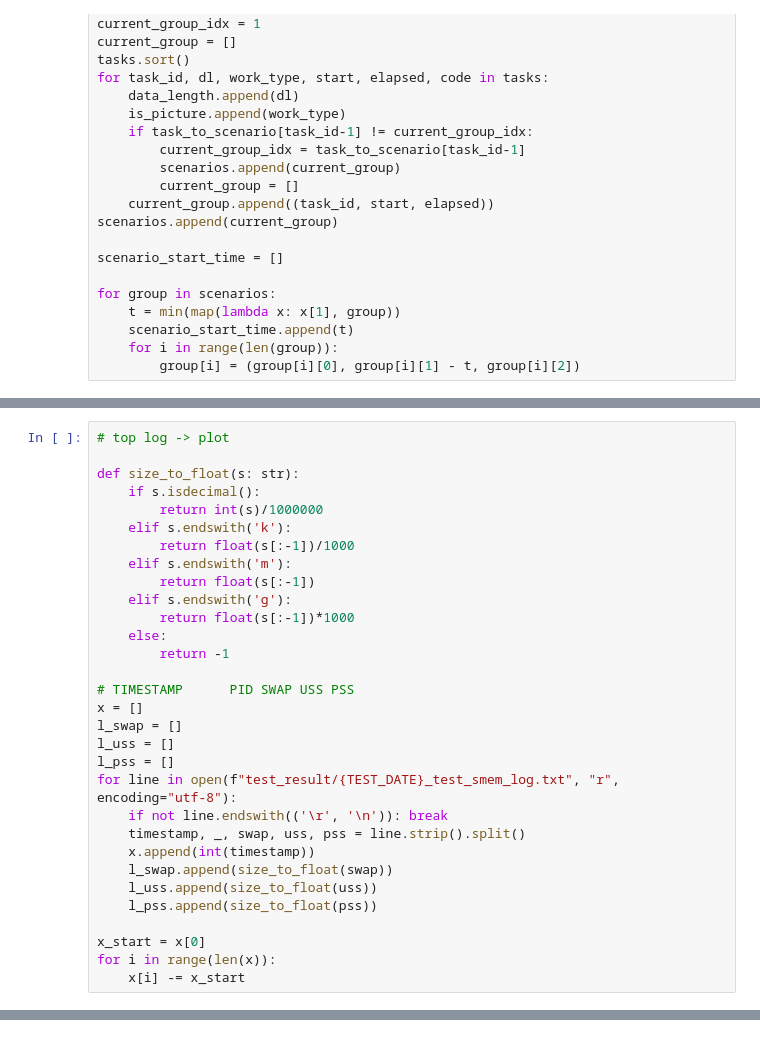
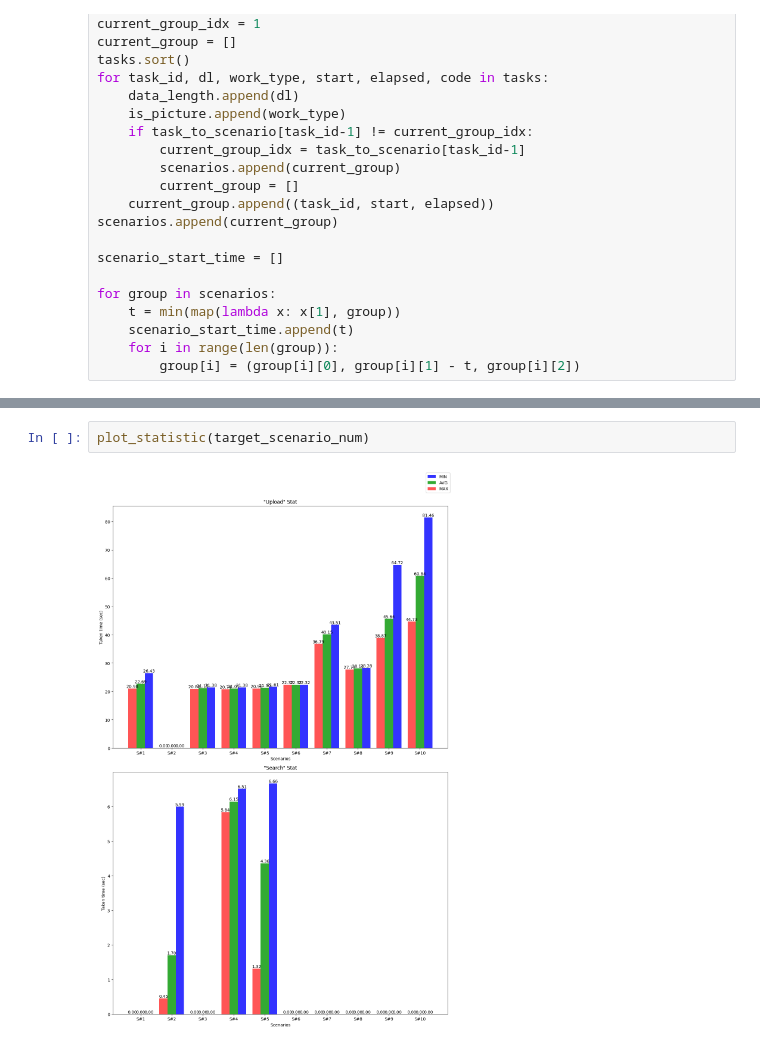
Before and after one commit to graduate-project-kkc/image2vec-server, a Jupyter notebook: analyze_test.ipynb, the cells around one changed output, grey strips where cells are left out. Saved outputs shown, nothing was run; the diff lists cells and outputs as text.

```diff
--- a/analyze_test.ipynb
+++ b/analyze_test.ipynb
@@ -114,31 +71,0 @@ plt.show()
-# %%
-# top log -> plot
-
-def size_to_float(s: str):
-    if s.isdecimal():
-        return int(s)/1000000
-    elif s.endswith('k'):
-        return float(s[:-1])/1000
-    elif s.endswith('m'):
-        return float(s[:-1])
-    elif s.endswith('g'):
-        return float(s[:-1])*1000
-    else:
-        return -1
-
-# TIMESTAMP      PID SWAP USS PSS
-x = []
-l_swap = []
-l_uss = []
-l_pss = []
-for line in open(f"test_result/{TEST_DATE}_test_smem_log.txt", "r", encoding="utf-8"):
-    if not line.endswith(('\r', '\n')): break
-    timestamp, _, swap, uss, pss = line.strip().split()
-    x.append(int(timestamp))
-    l_swap.append(size_to_float(swap))
-    l_uss.append(size_to_float(uss))
-    l_pss.append(size_to_float(pss))
-
-x_start = x[0]
-for i in range(len(x)):
-    x[i] -= x_start
@@ -151,2 +155,6 @@ for i in range(len(scenarios)):
+# %%
+plot_statistic(target_scenario_num)
+# %% [output]
+[figure, added]
 # %%
 # https://stackoverflow.com/questions/9103166/multiple-axis-in-matplotlib-with-different-scales
```
Also changed, not shown: parts of 14 cells of this notebook, 1 other file.
